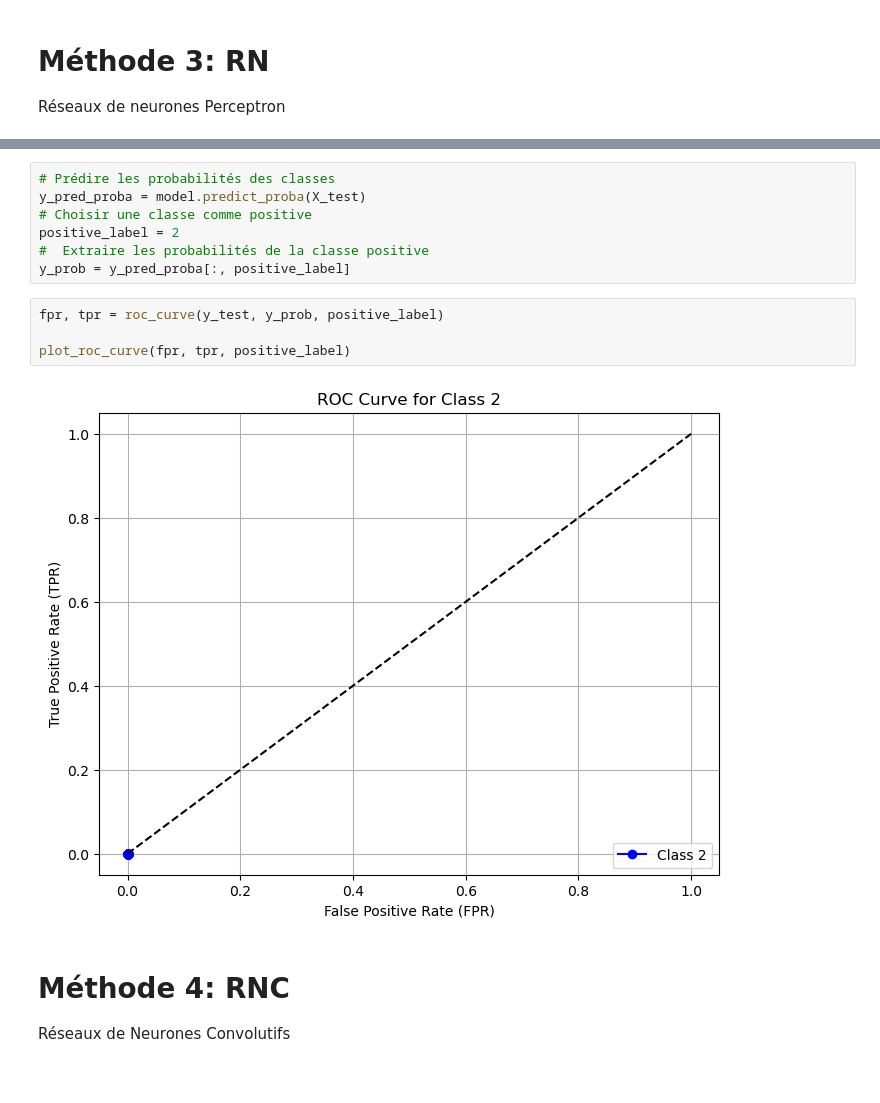
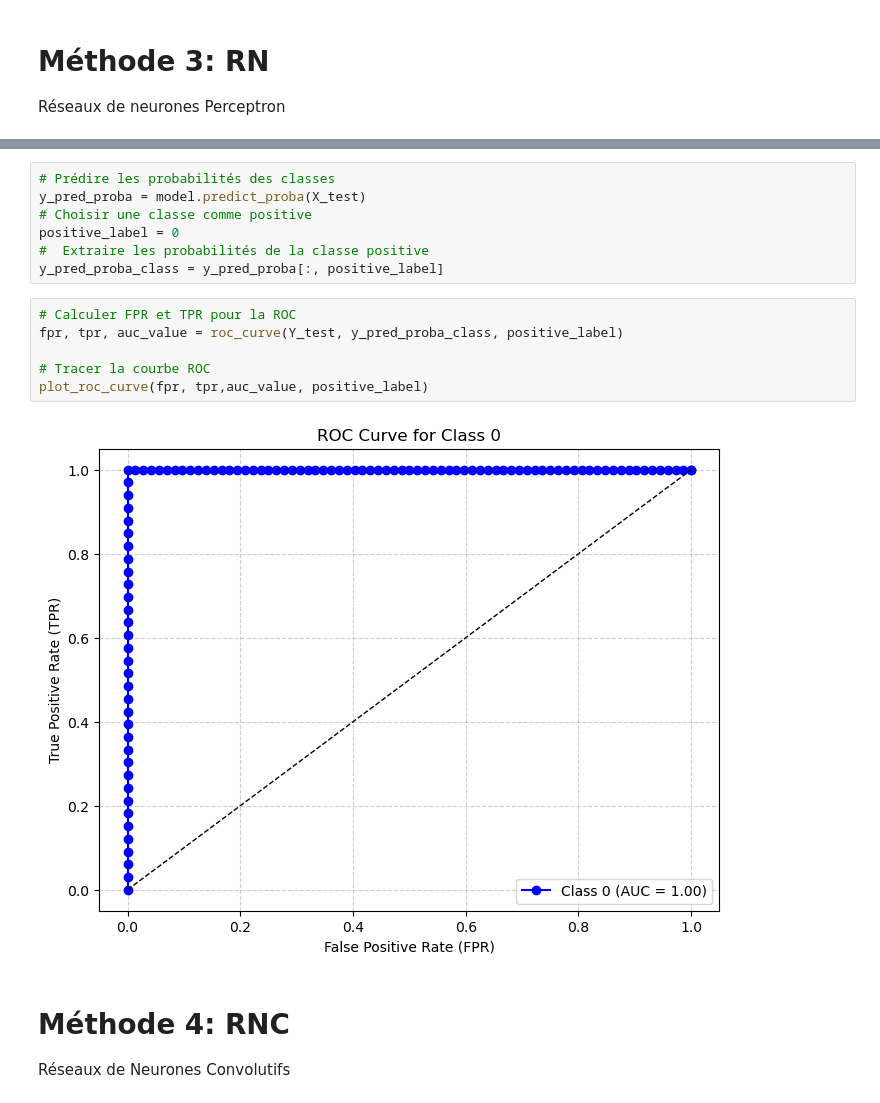
Before and after one commit to sarahmoussaoui/TP-Reseaux-de-Neurones, a Jupyter notebook: TP1/TP1_IRIS.ipynb, the cells around one changed output, grey strips where cells are left out. Cells and saved outputs as stored; diff of their text form.

```diff
--- a/TP1/TP1_IRIS.ipynb
+++ b/TP1/TP1_IRIS.ipynb
@@ -823,15 +843,17 @@ Accuracy = 0.98, Precision = 0.98, Recall = 0.98, FP_rate = 0.01
 # Prédire les probabilités des classes
 y_pred_proba = model.predict_proba(X_test)
 # Choisir une classe comme positive
-positive_label = 2
+positive_label = 0
 #  Extraire les probabilités de la classe positive
-y_prob = y_pred_proba[:, positive_label]
+y_pred_proba_class = y_pred_proba[:, positive_label]
-# %%
-fpr, tpr = roc_curve(y_test, y_prob, positive_label)
-
-plot_roc_curve(fpr, tpr, positive_label)
-# %% [output]
-[figure, removed]
+# %%
+# Calculer FPR et TPR pour la ROC
+fpr, tpr, auc_value = roc_curve(Y_test, y_pred_proba_class, positive_label)
+
+# Tracer la courbe ROC
+plot_roc_curve(fpr, tpr,auc_value, positive_label)
+# %% [output]
+[figure, added]
 # %% [markdown]
 # Méthode 4: RNC
 Réseaux de Neurones Convolutifs
```
Also changed, not shown: parts of 9 cells of this notebook.
